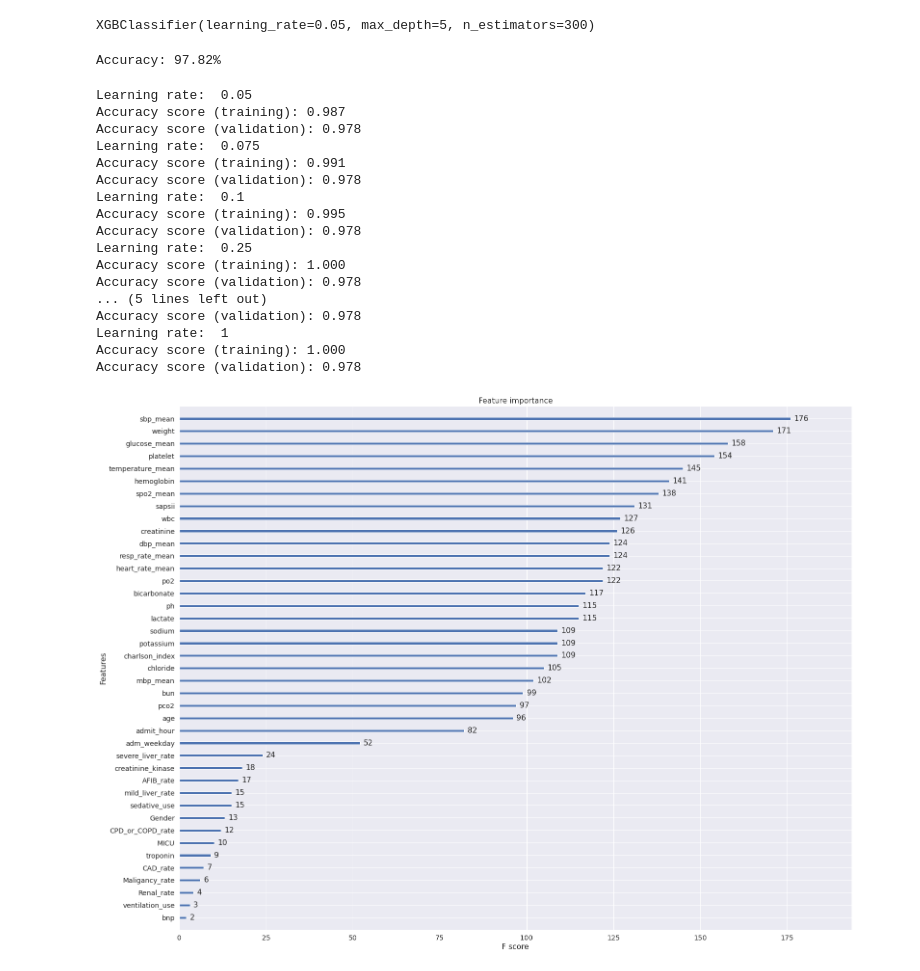
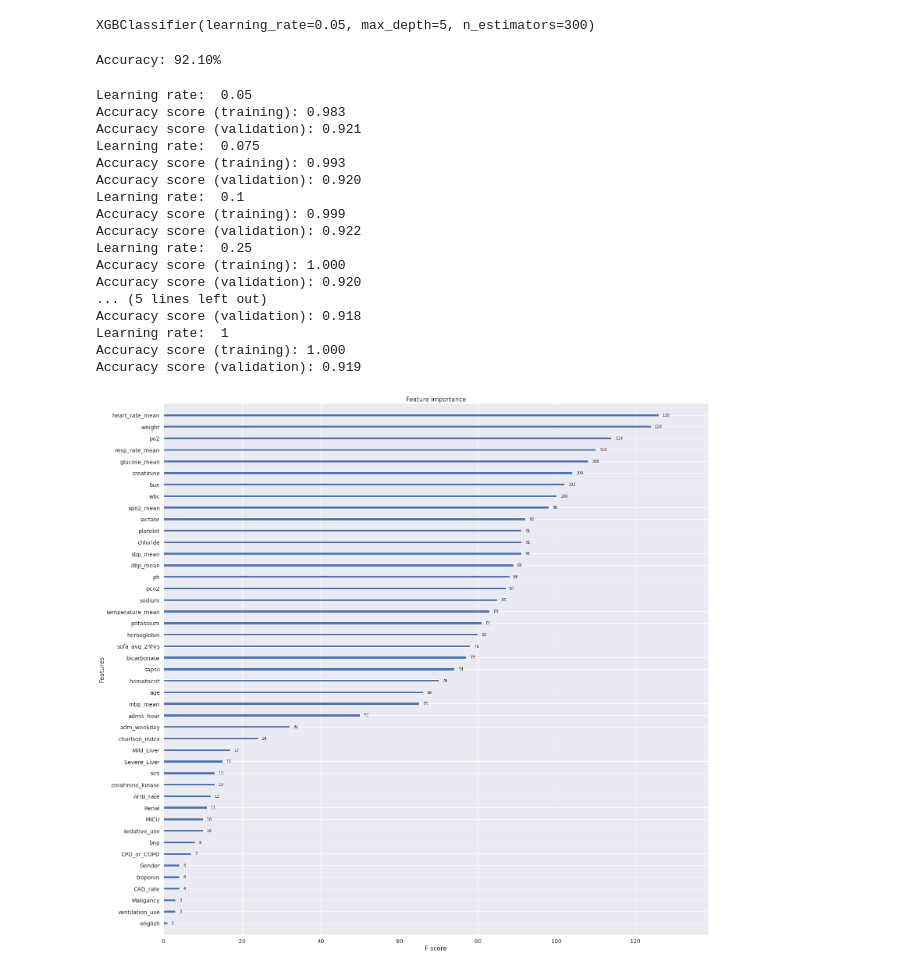
Before and after one commit to Jarvis-BITS/midodrine-mimic-iv, a Jupyter notebook: notebook/01a_feature_importance.ipynb, the cells around one changed output. Drawn from its saved outputs; the diff is of its cells as text; code cells hidden in the pictures.

```diff
--- a/notebook/01a_feature_importance.ipynb
+++ b/notebook/01a_feature_importance.ipynb
@@ -73 +43,3 @@ Index(['stay_id', 'hadm_id', 'subject_id', 'age', 'Gender', 'ethnicity',
+# %%
+table_cohort = pd.read_csv('table_cohort.csv')
 # %%
@@ -86 +58,11 @@ cohort_table.describe()
+# %%
+table_cohort['vaso_starttime'] = pd.to_datetime(table_cohort['vaso_starttime'])
+table_cohort['vaso_endtime'] = pd.to_datetime(table_cohort['vaso_endtime'])
+table_cohort['icu_intime'] = pd.to_datetime(table_cohort['icu_intime'])
+table_cohort['icu_outtime'] = pd.to_datetime(table_cohort['icu_outtime'])
+
+table_cohort['english'] = table_cohort['language'].str.contains('english', case=False).astype(np.int32)
+table_cohort.drop(['language'], axis=1, inplace=True)
+# %%
+table_cohort['vaso_duration'] = ((table_cohort['vaso_endtime'] - table_cohort['vaso_starttime']).dt.total_seconds() / 3600) # converting secs to hrs
 # %%
@@ -116,3 +117,15 @@ y = cohort_table['midodrine']
+# %%
+X = table_cohort.drop(['subject_id', 'hadm_id', 'stay_id', 'ethnicity', 'mort_28_day', 'midodrine', 'avg_doses_per_24_hrs', 'icu_intime', 'icu_outtime',
+                       'los_hospital', 'los_icu', 'vasopressin_use', 'pressin_starttime', 'pressin_endtime',
+                       'pressin_rate', 'dobutamine_use', 'dobut_starttime', 'dobut_endtime',
+                       'dobut_rate', 'dopamine_use', 'dopa_starttime', 'dopa_endtime',
+                       'dopa_rate', 'epinephrine_use', 'epi_starttime', 'epi_endtime',
+                       'epi_rate', 'norepinephrine_use', 'norepi_starttime', 'norepi_endtime',
+                       'norepi_rate', 'phenylephrine_use', 'phenyl_starttime',
+                       'phenyl_endtime', 'phenyl_rate', 'milrinone_use', 'vaso_starttime',
+                       'vaso_endtime'], axis=1)
+
+y = table_cohort['midodrine']
 # %%
 seed = 20220614 #for reproducible results
 test_size=0.2
@@ -131,7 +144,7 @@ predictions = [round(value) for value in y_pred]
 accuracy = accuracy_score(y_test, predictions)
 print("Accuracy: %.2f%%" % (accuracy * 100.0))
 # %% [output]
-Accuracy: 97.82%
+Accuracy: 92.10%
 # %%
 lr_list = [0.05, 0.075, 0.1, 0.25, 0.5, 0.75, 1]
 
@@ -144,29 +157,29 @@ for learning_rate in lr_list:
     print("Accuracy score (validation): {0:.3f}".format(model.score(X_test, y_test)))
 # %% [output]
 Learning rate:  0.05
-Accuracy score (training): 0.987
-Accuracy score (validation): 0.978
+Accuracy score (training): 0.983
+Accuracy score (validation): 0.921
 Learning rate:  0.075
-Accuracy score (training): 0.991
-Accuracy score (validation): 0.978
+Accuracy score (training): 0.993
+Accuracy score (validation): 0.920
 Learning rate:  0.1
-Accuracy score (training): 0.995
-Accuracy score (validation): 0.978
+Accuracy score (training): 0.999
+Accuracy score (validation): 0.922
 Learning rate:  0.25
 Accuracy score (training): 1.000
-Accuracy score (validation): 0.978
+Accuracy score (validation): 0.920
 ... (5 lines left out)
-Accuracy score (validation): 0.978
+Accuracy score (validation): 0.918
 Learning rate:  1
 Accuracy score (training): 1.000
-Accuracy score (validation): 0.978
+Accuracy score (validation): 0.919
 # %%
 from xgboost import plot_importance
 import matplotlib.pyplot as plt
 
 # plot feature importance
-fig, ax = plt.subplots(figsize=(25,20))
+fig, ax = plt.subplots(figsize=(25,25))
 plot_importance(model, ax=ax)
 plt.show()
 # %% [output]
-[figure, old version]
+[figure, new version]
```
Also changed, not shown: parts of 14 cells of this notebook.
